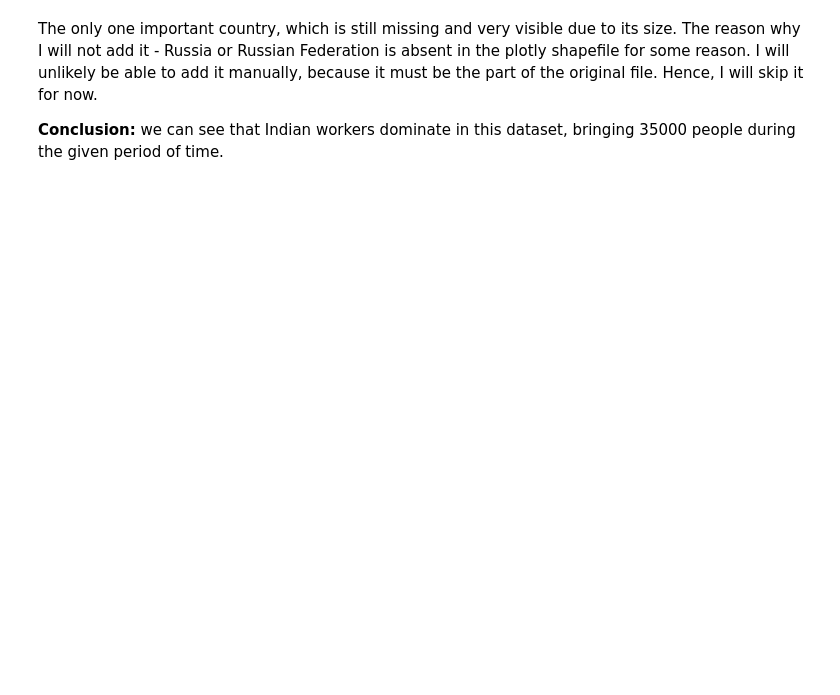
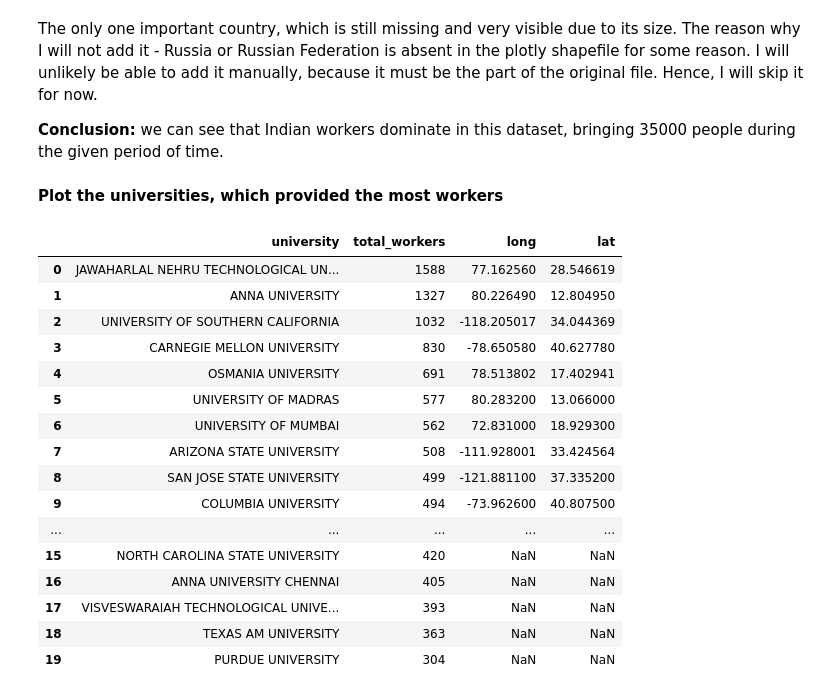
Before and after one commit to r-surendiran/MSCA-37014-Python-For-Analytics-Group-Project, a Jupyter notebook: Notebooks/HW3 - EDA (Oleksiy Anokhin).ipynb, the cells around one changed output. Cells and saved outputs as stored; diff of their text form; code cells hidden in the pictures; blank space fills up the shorter version.

```diff
--- a/Notebooks/HW3 - EDA (Oleksiy Anokhin).ipynb
+++ b/Notebooks/HW3 - EDA (Oleksiy Anokhin).ipynb
@@ -364,3 +374,29 @@ fig.show()
 The only one important country, which is still missing and very visible due to its size. The reason why I will not add it - Russia or Russian Federation is absent in the plotly shapefile for some reason. I will unlikely be able to add it manually, because it must be the part of the original file. Hence, I will skip it for now.
 
 **Conclusion:** we can see that Indian workers dominate in this dataset, bringing 35000 people during the given period of time.
+# %% [markdown]
+**Plot the universities, which provided the most workers**
+# %%
+# Read data
+universities = pd.read_csv('Universities.csv')
+
+# Print
+universities
+# %% [output]
+|  | university | total_workers | long | lat |
+| 0 | JAWAHARLAL NEHRU TECHNOLOGICAL UN... | 1588 | 77.162560 | 28.546619 |
+| 1 | ANNA UNIVERSITY | 1327 | 80.226490 | 12.804950 |
+| 2 | UNIVERSITY OF SOUTHERN CALIFORNIA | 1032 | -118.205017 | 34.044369 |
+| 3 | CARNEGIE MELLON UNIVERSITY | 830 | -78.650580 | 40.627780 |
+| 4 | OSMANIA UNIVERSITY | 691 | 78.513802 | 17.402941 |
+| 5 | UNIVERSITY OF MADRAS | 577 | 80.283200 | 13.066000 |
+| 6 | UNIVERSITY OF MUMBAI | 562 | 72.831000 | 18.929300 |
+| 7 | ARIZONA STATE UNIVERSITY | 508 | -111.928001 | 33.424564 |
+| 8 | SAN JOSE STATE UNIVERSITY | 499 | -121.881100 | 37.335200 |
+| 9 | COLUMBIA UNIVERSITY | 494 | -73.962600 | 40.807500 |
+| ... | ... | ... | ... | ... |
+| 15 | NORTH CAROLINA STATE UNIVERSITY | 420 | NaN | NaN |
+| 16 | ANNA UNIVERSITY CHENNAI | 405 | NaN | NaN |
+| 17 | VISVESWARAIAH TECHNOLOGICAL UNIVE... | 393 | NaN | NaN |
+| 18 | TEXAS AM UNIVERSITY | 363 | NaN | NaN |
+| 19 | PURDUE UNIVERSITY | 304 | NaN | NaN |
```
Also changed, not shown: parts of 12 cells of this notebook, 1 other file.
